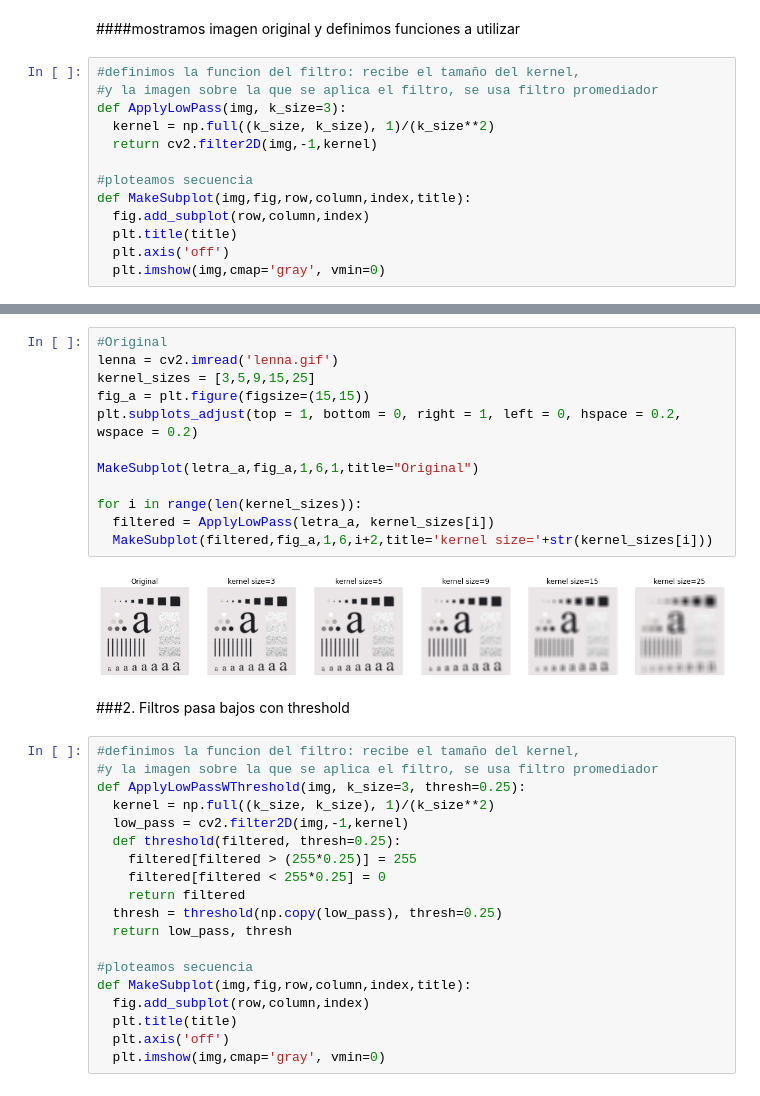
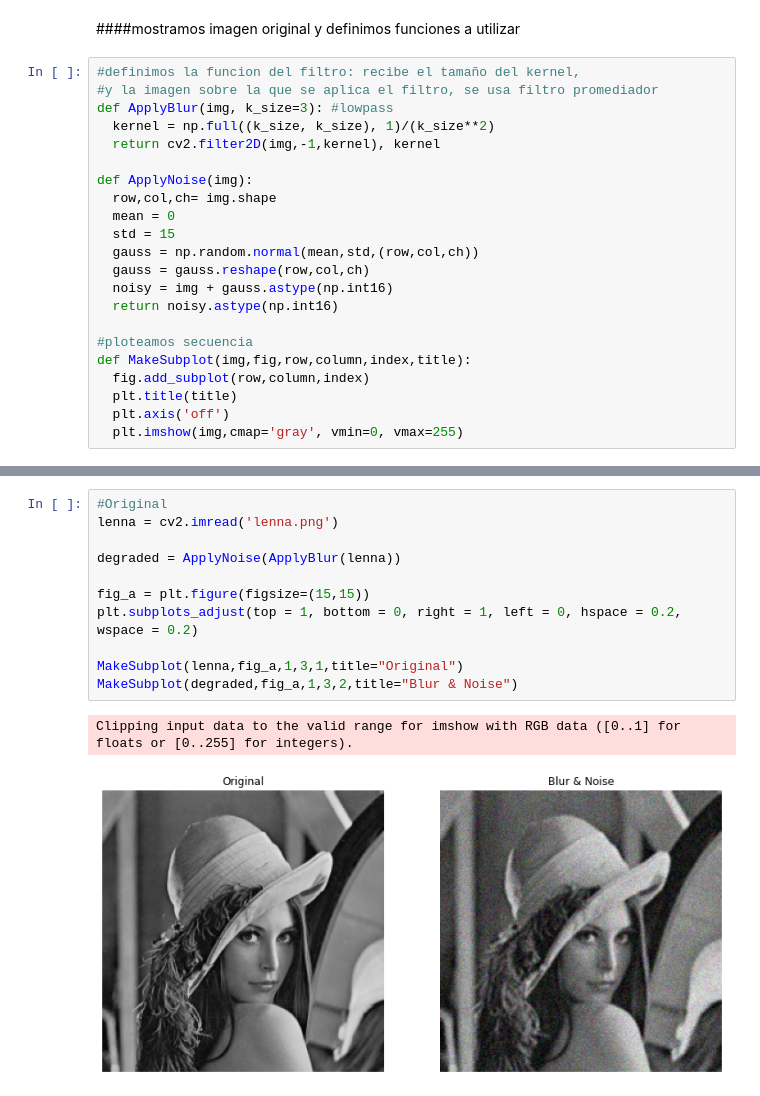
Before and after one commit to LuFernandez/imagaynes, a Jupyter notebook: Restauracion_imgs/restore.ipynb, the cells around one changed output, grey strips where cells are left out. Cells and saved outputs as stored; diff of their text form.

```diff
--- a/Restauracion_imgs/restore.ipynb
+++ b/Restauracion_imgs/restore.ipynb
@@ -24,13 +21,22 @@ clear_output()
 # %%
 #definimos la funcion del filtro: recibe el tamaño del kernel,
 #y la imagen sobre la que se aplica el filtro, se usa filtro promediador
-def ApplyLowPass(img, k_size=3):
+def ApplyBlur(img, k_size=3): #lowpass
   kernel = np.full((k_size, k_size), 1)/(k_size**2)
-  return cv2.filter2D(img,-1,kernel)
+  return cv2.filter2D(img,-1,kernel), kernel
+
+def ApplyNoise(img):
+  row,col,ch= img.shape
+  mean = 0
+  std = 15
+  gauss = np.random.normal(mean,std,(row,col,ch))
+  gauss = gauss.reshape(row,col,ch)
+  noisy = img + gauss.astype(np.int16)
+  return noisy.astype(np.int16)
 
 #ploteamos secuencia
 def MakeSubplot(img,fig,row,column,index,title):
   fig.add_subplot(row,column,index)
   plt.title(title)
   plt.axis('off')
-  plt.imshow(img,cmap='gray', vmin=0)
+  plt.imshow(img,cmap='gray', vmin=0, vmax=255)
@@ -37,35 +66,14 @@ def MakeSubplot(img,fig,row,column,index,title):
 # %%
 #Original
-lenna = cv2.imread('lenna.gif')
-kernel_sizes = [3,5,9,15,25]
+lenna = cv2.imread('lenna.png')
+
+degraded = ApplyNoise(ApplyBlur(lenna))
+
 fig_a = plt.figure(figsize=(15,15))
 plt.subplots_adjust(top = 1, bottom = 0, right = 1, left = 0, hspace = 0.2, wspace = 0.2)
 
-MakeSubplot(letra_a,fig_a,1,6,1,title="Original")
-
-for i in range(len(kernel_sizes)):
-  filtered = ApplyLowPass(letra_a, kernel_sizes[i])
-  MakeSubplot(filtered,fig_a,1,6,i+2,title='kernel size='+str(kernel_sizes[i]))
+MakeSubplot(lenna,fig_a,1,3,1,title="Original")
+MakeSubplot(degraded,fig_a,1,3,2,title="Blur & Noise")
 # %% [output]
+Clipping input data to the valid range for imshow with RGB data ([0..1] for floats or [0..255] for integers).
-[figure, old version]
+[figure, new version]
-# %% [markdown]
-###2. Filtros pasa bajos con threshold
-# %%
-#definimos la funcion del filtro: recibe el tamaño del kernel,
-#y la imagen sobre la que se aplica el filtro, se usa filtro promediador
-def ApplyLowPassWThreshold(img, k_size=3, thresh=0.25):
-  kernel = np.full((k_size, k_size), 1)/(k_size**2)
-  low_pass = cv2.filter2D(img,-1,kernel)
-  def threshold(filtered, thresh=0.25):
-    filtered[filtered > (255*0.25)] = 255
-    filtered[filtered < 255*0.25] = 0
-    return filtered
-  thresh = threshold(np.copy(low_pass), thresh=0.25)
-  return low_pass, thresh
-
-#ploteamos secuencia
-def MakeSubplot(img,fig,row,column,index,title):
-  fig.add_subplot(row,column,index)
-  plt.title(title)
-  plt.axis('off')
-  plt.imshow(img,cmap='gray', vmin=0)
```
Also changed, not shown: parts of 6 cells of this notebook.
